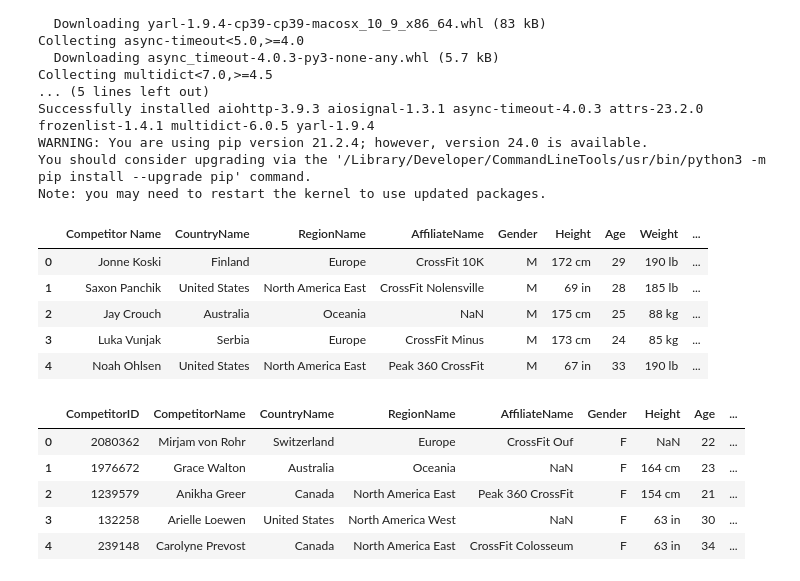
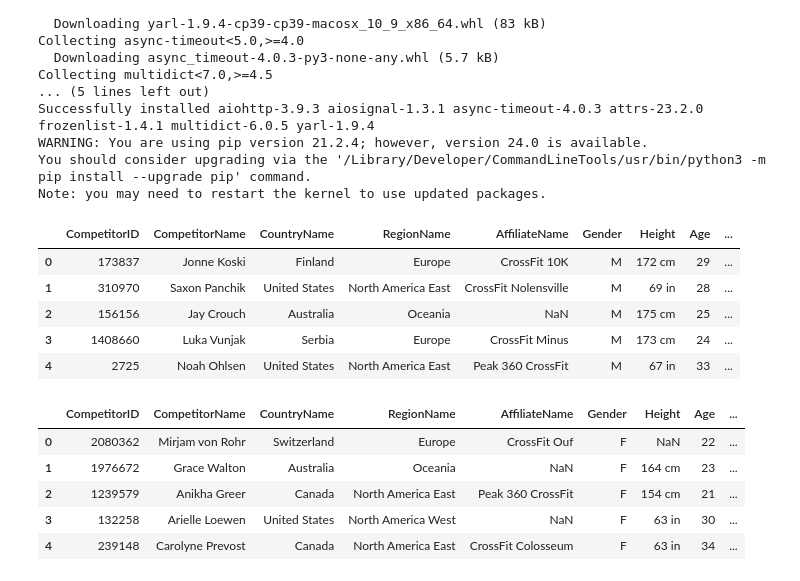
Before and after one commit to cdmoseley/CrossFit-Galvanize-Capstone, a Jupyter notebook: Crossfit_Webscrape.ipynb, the cells around one changed output. Saved outputs shown, nothing was run; the diff lists cells and outputs as text; code cells hidden in the pictures.

```diff
--- a/Crossfit_Webscrape.ipynb
+++ b/Crossfit_Webscrape.ipynb
@@ -148,13 +148,13 @@ def pull_all_data(division):
 if __name__ == '__main__':
     pull_all_data(2)
 # %%
-Males = pd.read_csv('/Users/cdmoseley/dai_files/MaleOpenLeaderboard.csv')
-Males.head()
+Men_Leaderboard = pd.read_csv('/Users/cdmoseley/dai_files/Capstone/Galvanize_Capstone_Crossfit/Data/MenOpenLeaderboard.csv')
+Men_Leaderboard.head()
 # %% [output]
-|  | Competitor Name | CountryName | RegionName | AffiliateName | Gender | Height | Age | Weight | ... |
-| 0 | Jonne Koski | Finland | Europe | CrossFit 10K | M | 172 cm | 29 | 190 lb | ... |
-| 1 | Saxon Panchik | United States | North America East | CrossFit Nolensville | M | 69 in | 28 | 185 lb | ... |
-| 2 | Jay Crouch | Australia | Oceania | NaN | M | 175 cm | 25 | 88 kg | ... |
-| 3 | Luka Vunjak | Serbia | Europe | CrossFit Minus | M | 173 cm | 24 | 85 kg | ... |
-| 4 | Noah Ohlsen | United States | North America East | Peak 360 CrossFit | M | 67 in | 33 | 190 lb | ... |
+|  | CompetitorID | CompetitorName | CountryName | RegionName | AffiliateName | Gender | Height | Age | ... |
+| 0 | 173837 | Jonne Koski | Finland | Europe | CrossFit 10K | M | 172 cm | 29 | ... |
+| 1 | 310970 | Saxon Panchik | United States | North America East | CrossFit Nolensville | M | 69 in | 28 | ... |
+| 2 | 156156 | Jay Crouch | Australia | Oceania | NaN | M | 175 cm | 25 | ... |
+| 3 | 1408660 | Luka Vunjak | Serbia | Europe | CrossFit Minus | M | 173 cm | 24 | ... |
+| 4 | 2725 | Noah Ohlsen | United States | North America East | Peak 360 CrossFit | M | 67 in | 33 | ... |
 # %%
```
Also changed, not shown: parts of 8 cells of this notebook, 1 other file.
